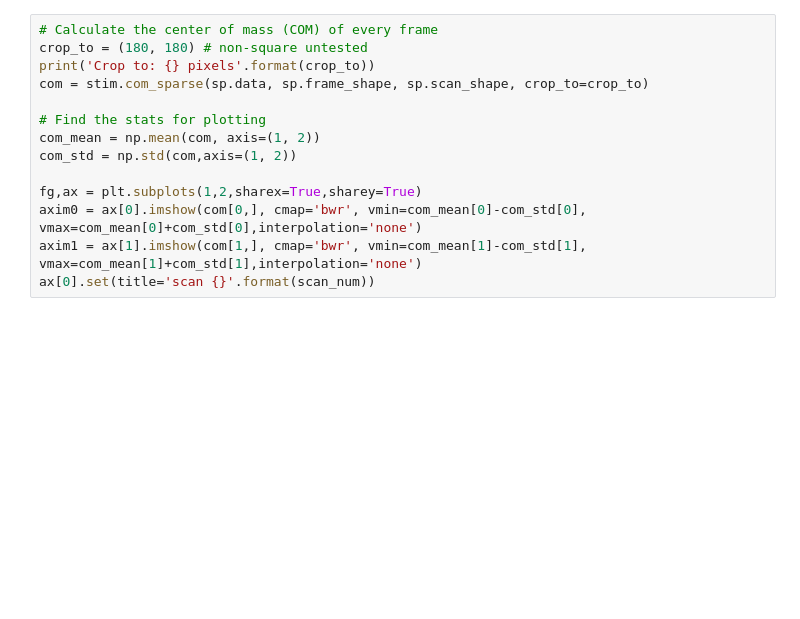
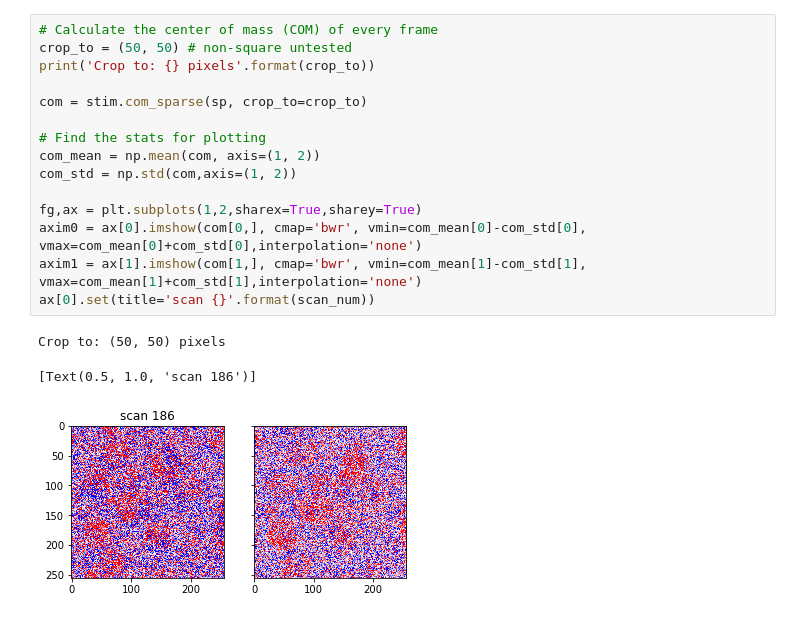
Before and after one commit to OpenChemistry/stempy, a Jupyter notebook: examples/center_of_mass_sparse.ipynb, the cells around one changed output. Saved outputs shown, nothing was run; the diff lists cells and outputs as text; blank space fills up the shorter version.

```diff
--- a/examples/center_of_mass_sparse.ipynb
+++ b/examples/center_of_mass_sparse.ipynb
@@ -99,17 +115,22 @@ ax[1].set(title='vADF');
 # %%
 # Calculate the center of mass (COM) of every frame
-crop_to = (180, 180) # non-square untested
+crop_to = (50, 50) # non-square untested
 print('Crop to: {} pixels'.format(crop_to))
-com = stim.com_sparse(sp.data, sp.frame_shape, sp.scan_shape, crop_to=crop_to)
+
+com = stim.com_sparse(sp, crop_to=crop_to)
 
 # Find the stats for plotting
 com_mean = np.mean(com, axis=(1, 2))
 com_std = np.std(com,axis=(1, 2))
 
 fg,ax = plt.subplots(1,2,sharex=True,sharey=True)
 axim0 = ax[0].imshow(com[0,], cmap='bwr', vmin=com_mean[0]-com_std[0], vmax=com_mean[0]+com_std[0],interpolation='none')
 axim1 = ax[1].imshow(com[1,], cmap='bwr', vmin=com_mean[1]-com_std[1], vmax=com_mean[1]+com_std[1],interpolation='none')
 ax[0].set(title='scan {}'.format(scan_num))
+# %% [output]
+Crop to: (50, 50) pixels
+[Text(0.5, 1.0, 'scan 186')]
+[figure, added]
 # %%
 # Calculate the radius and angle for each COM measurement
 com_r = np.sqrt( (com[0,] - com_mean[0])**2 + (com[1,] - com_mean[1])**2 )
```
Also changed, not shown: parts of 9 cells of this notebook, 2 other files.
